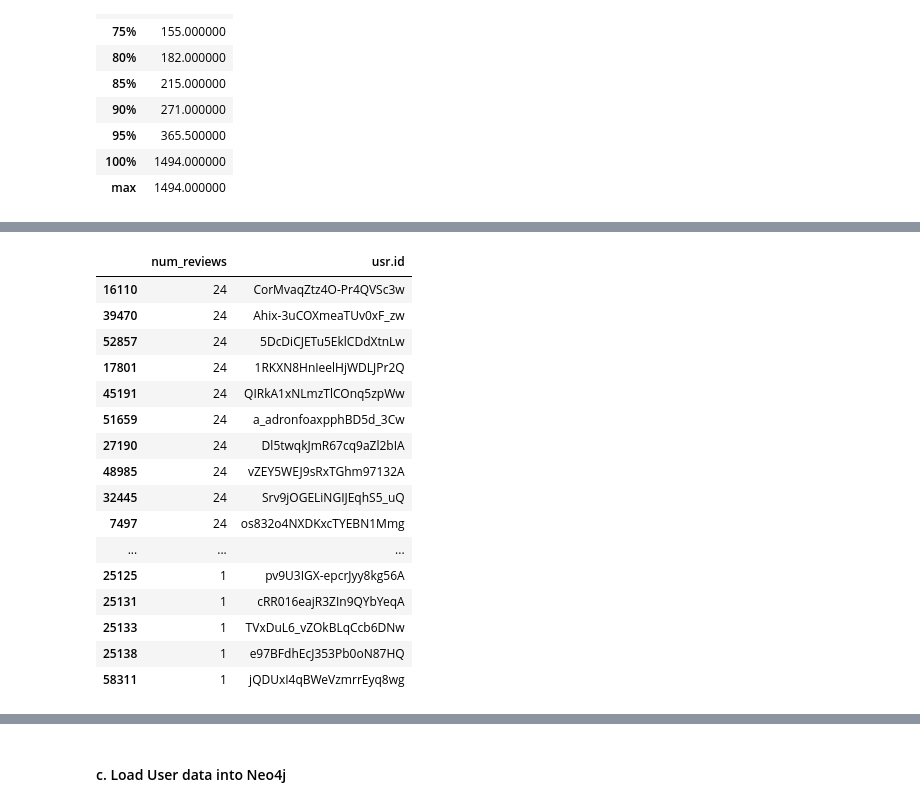
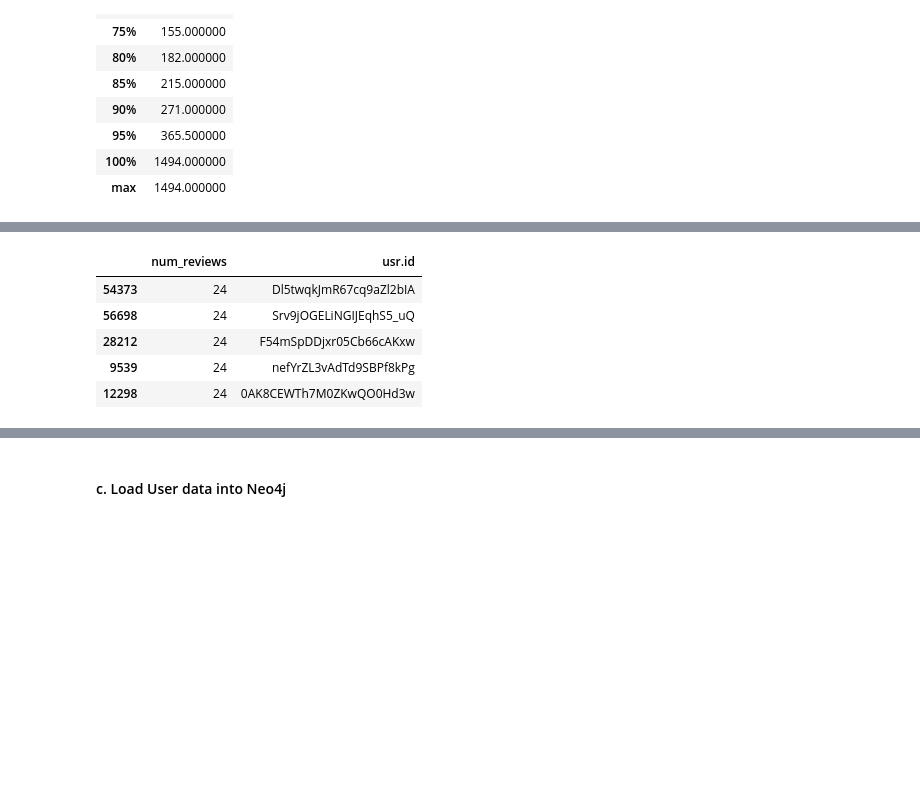
Before and after one commit to neo4j-contrib/neo4j-data-science-yelp, a Jupyter notebook: notebooks/neo4j_yelp_00_data_load_toronto.ipynb, the cells around one changed output, grey strips where cells are left out. Cells and saved outputs as stored; diff of their text form; code cells hidden in the pictures; blank space fills up the shorter version.

Commit message:
shortened display of dataframes

```diff
--- a/notebooks/neo4j_yelp_00_data_load_toronto.ipynb
+++ b/notebooks/neo4j_yelp_00_data_load_toronto.ipynb
@@ -375,5 +320,5 @@ Wall time: 28.9 ms
 # %%
-categories_to_delete_new = ['Restaurants','Food','Event Planning & Services','Lounges']
+categories_to_delete_new = ['Restaurants','Food','Event Planning & Services','Lounges','Food Service Delivery']
 # %%
 %%time
 # need to remove categories: Restaurants, Food, Event Planning & Services, Lounges as they are irrelevant
@@ -697,36 +630,25 @@ Wall time: 947 ms
 # %%
 %%time
 # get actual list of users with less than 25 reviewed businesses
 
 query = """
         MATCH (u:User)-[r:REVIEWED]->(b:Business)
         WITH u AS usr, COUNT(r) as num_reviews
         WHERE num_reviews < 25
         RETURN usr.id, num_reviews
         """
 
 with driver.session() as session:
     result = session.run(query)
 
 
 result_df = pd.DataFrame([dict(record) for record in result])
 
-display(result_df.sort_values('num_reviews',ascending=False))
+display(result_df.sort_values('num_reviews',ascending=False).head())
 # %% [output]
 |  | num_reviews | usr.id |
-| 16110 | 24 | CorMvaqZtz4O-Pr4QVSc3w |
-| 39470 | 24 | Ahix-3uCOXmeaTUv0xF_zw |
-| 52857 | 24 | 5DcDiCJETu5EklCDdXtnLw |
-| 17801 | 24 | 1RKXN8HnIeelHjWDLJPr2Q |
-| 45191 | 24 | QIRkA1xNLmzTlCOnq5zpWw |
-| 51659 | 24 | a_adronfoaxpphBD5d_3Cw |
-| 27190 | 24 | Dl5twqkJmR67cq9aZl2bIA |
-| 48985 | 24 | vZEY5WEJ9sRxTGhm97132A |
-| 32445 | 24 | Srv9jOGELiNGIJEqhS5_uQ |
-| 7497 | 24 | os832o4NXDKxcTYEBN1Mmg |
-| ... | ... | ... |
-| 25125 | 1 | pv9U3IGX-epcrJyy8kg56A |
-| 25131 | 1 | cRR016eajR3ZIn9QYbYeqA |
-| 25133 | 1 | TVxDuL6_vZOkBLqCcb6DNw |
-| 25138 | 1 | e97BFdhEcJ353Pb0oN87HQ |
-| 58311 | 1 | jQDUxI4qBWeVzmrrEyq8wg |
+| 54373 | 24 | Dl5twqkJmR67cq9aZl2bIA |
+| 56698 | 24 | Srv9jOGELiNGIJEqhS5_uQ |
+| 28212 | 24 | F54mSpDDjxr05Cb66cAKxw |
+| 9539 | 24 | nefYrZL3vAdTd9SBPf8kPg |
+| 12298 | 24 | 0AK8CEWTh7M0ZKwQO0Hd3w |
```
Also changed, not shown: parts of 40 cells of this notebook.
